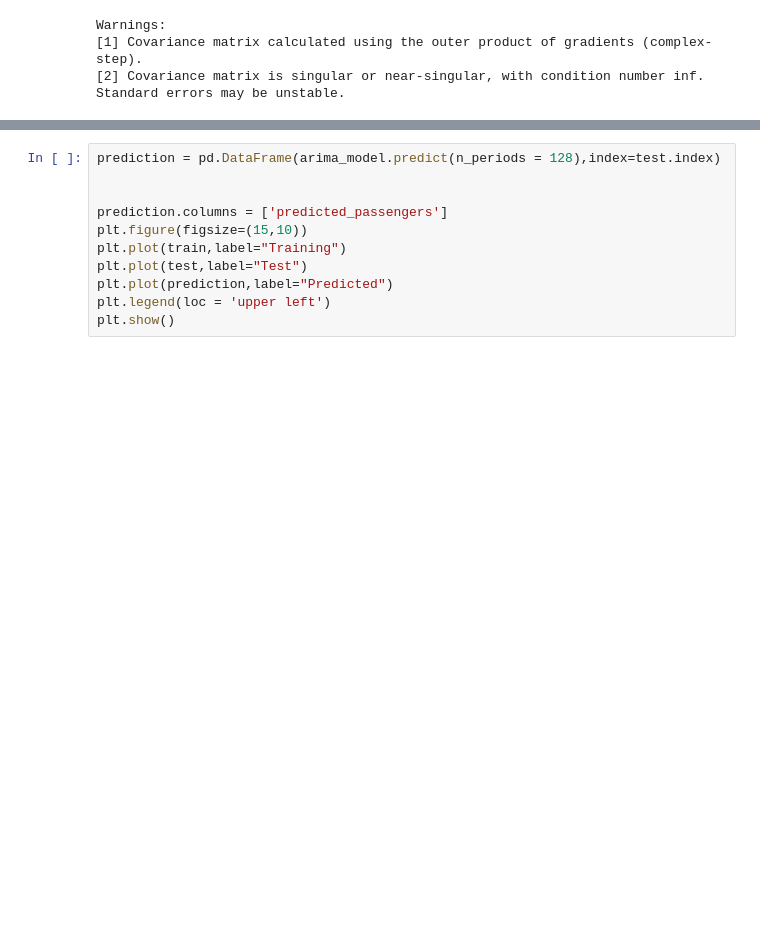
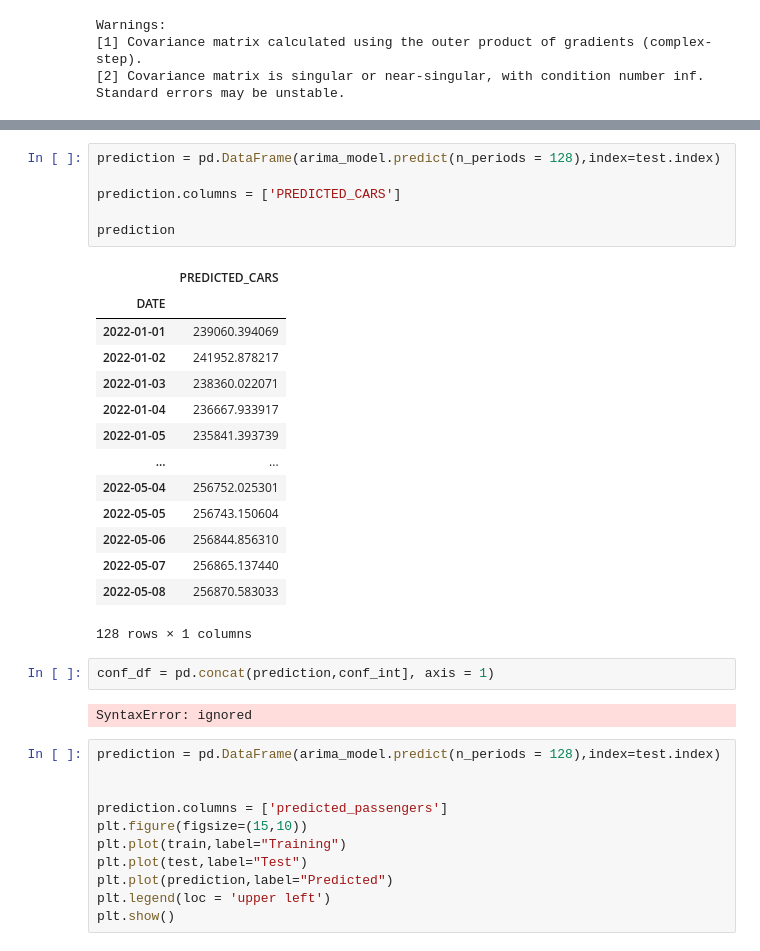
Before and after one commit to ravsheerRSA/Python_Training, a Jupyter notebook: training.ipynb, the cells around one changed output, grey strips where cells are left out. Cells and saved outputs as stored; diff of their text form; blank space fills up the shorter version.

```diff
--- a/training.ipynb
+++ b/training.ipynb
@@ -1004,3 +1025,28 @@ Warnings:
+# %%
+prediction = pd.DataFrame(arima_model.predict(n_periods = 128),index=test.index)
+
+prediction.columns = ['PREDICTED_CARS']
+
+prediction
+# %% [output]
+|  | PREDICTED_CARS |
+| DATE |  |
+| 2022-01-01 | 239060.394069 |
+| 2022-01-02 | 241952.878217 |
+| 2022-01-03 | 238360.022071 |
+| 2022-01-04 | 236667.933917 |
+| 2022-01-05 | 235841.393739 |
+| ... | ... |
+| 2022-05-04 | 256752.025301 |
+| 2022-05-05 | 256743.150604 |
+| 2022-05-06 | 256844.856310 |
+| 2022-05-07 | 256865.137440 |
+| 2022-05-08 | 256870.583033 |
+128 rows × 1 columns
+# %%
+conf_df = pd.concat(prediction,conf_int], axis = 1)
+# %% [output]
+SyntaxError: ignored
 # %%
 prediction = pd.DataFrame(arima_model.predict(n_periods = 128),index=test.index)
 
```
Also changed, not shown: parts of 1 cell of this notebook.
